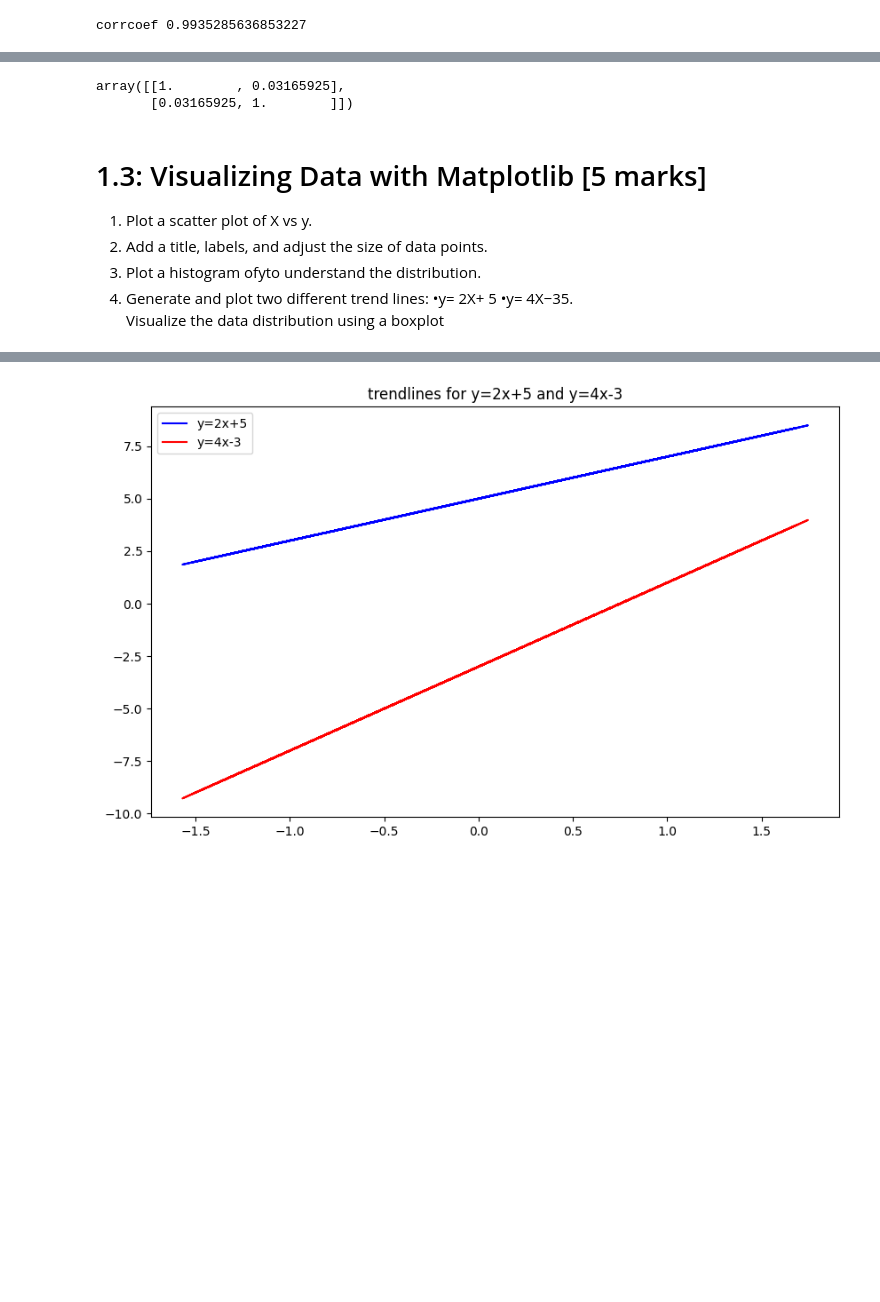
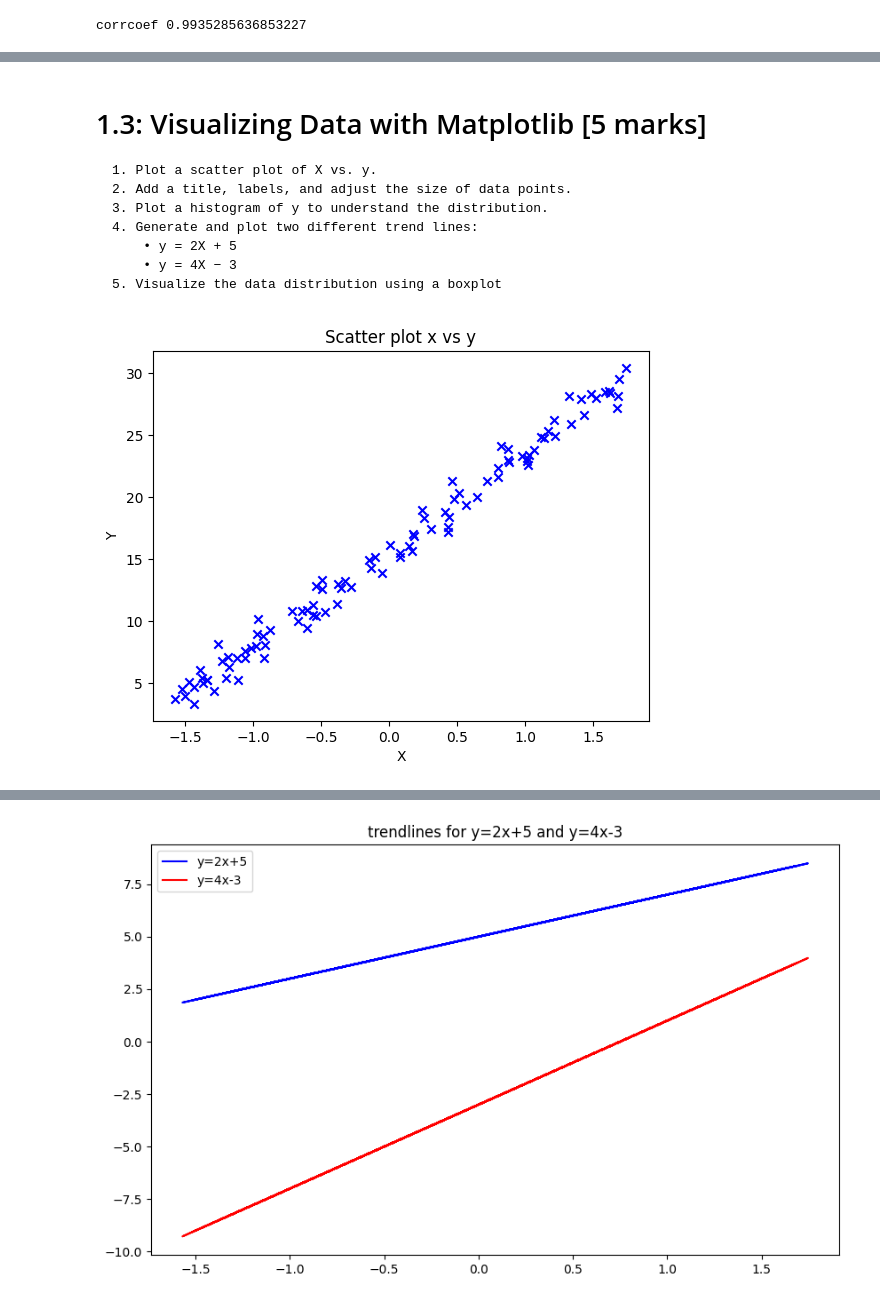
Before and after one commit to ruksad/descriptive-stats, a Jupyter notebook: lectures/11_18thFeb/practice-problems.ipynb, the cells around one changed output, grey strips where cells are left out. Saved outputs shown, nothing was run; the diff lists cells and outputs as text; code cells hidden in the pictures; blank space fills up the shorter version.

```diff
--- a/lectures/11_18thFeb/practice-problems.ipynb
+++ b/lectures/11_18thFeb/practice-problems.ipynb
@@ -203,40 +179,21 @@ array([[-0.55935124, 11.28480198],
-# %%
-np.random.seed(42)
-X = np.random.uniform(1,10, size=100) # solution to 1
-noise = np.random.normal(0,1, 100)
-# X = X.reshape(100, 1)
-y = X*3 + noise
-
-
-mean = np.mean(X)
-standard_deviation = np.std(X)
-
-X = (X-mean)/standard_deviation
-
-# print("normalized_array", normalized_array)
-
-
-# shuffle data to ensure randomness
-np.random.shuffle(X)
-
-# get index to split at
-split_index = int(0.8*len(X))
-
-training_set = X[:split_index]
-test_set = X[split_index:]
-
-correlation_matrix = np.corrcoef(np.vstack((X, y)))
-
-correlation_matrix
-# %% [output]
-array([[1.        , 0.03165925],
-       [0.03165925, 1.        ]])
 # %% [markdown]
 # 1.3: Visualizing Data with Matplotlib [5 marks]
-1.  Plot a scatter plot of X vs y.
-2.  Add a title, labels, and adjust the size of data points.
-3.  Plot a histogram ofyto understand the distribution.
-4.  Generate and plot two different trend lines:
-       •y= 2X+ 5
-       •y= 4X−35.
-    Visualize the data distribution using a boxplot
+    1. Plot a scatter plot of X vs. y.
+    2. Add a title, labels, and adjust the size of data points.
+    3. Plot a histogram of y to understand the distribution.
+    4. Generate and plot two different trend lines:
+        • y = 2X + 5
+        • y = 4X − 3
+    5. Visualize the data distribution using a boxplot
+# %%
+import matplotlib.pyplot as plt
+x= stdzd_x
+y=y
+
+plt.scatter(x,y, marker='x', color='blue')
+plt.title('Scatter plot x vs y')
+plt.xlabel('X')
+plt.ylabel('Y')
+plt.show()
+# %% [output]
+[figure, added]
```
Also changed, not shown: parts of 5 cells of this notebook.
